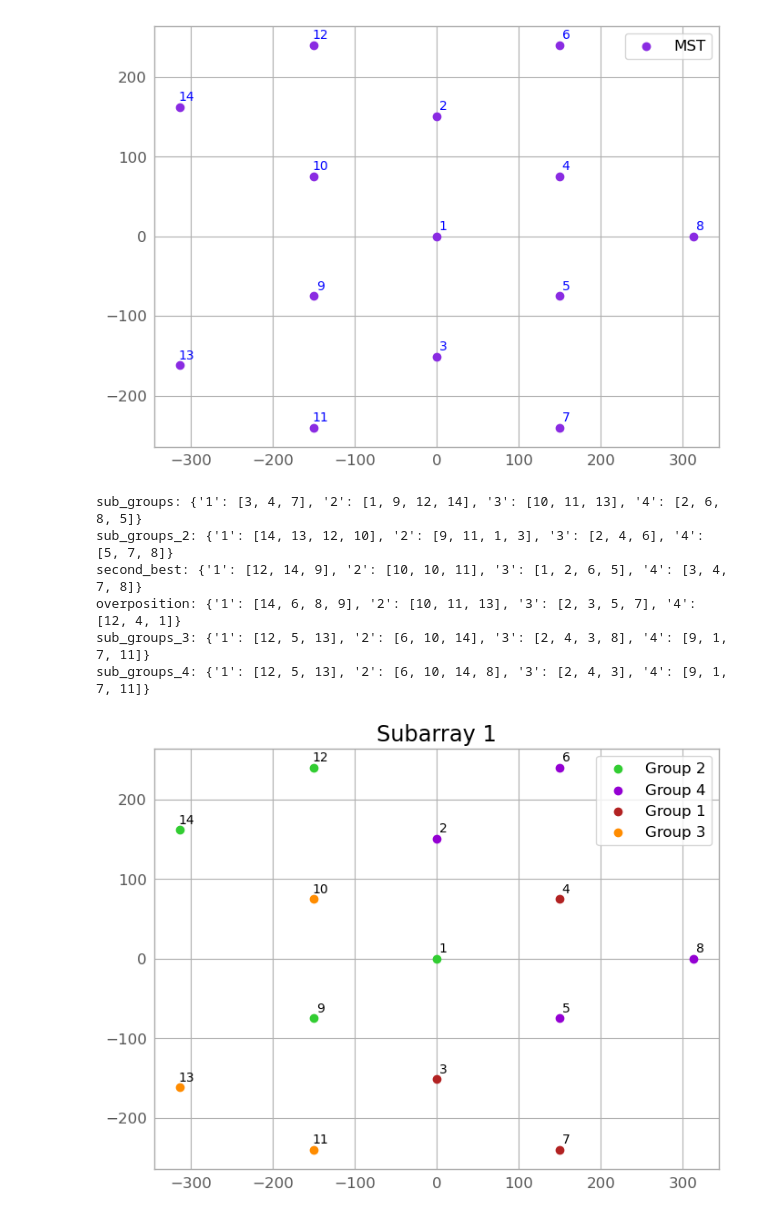
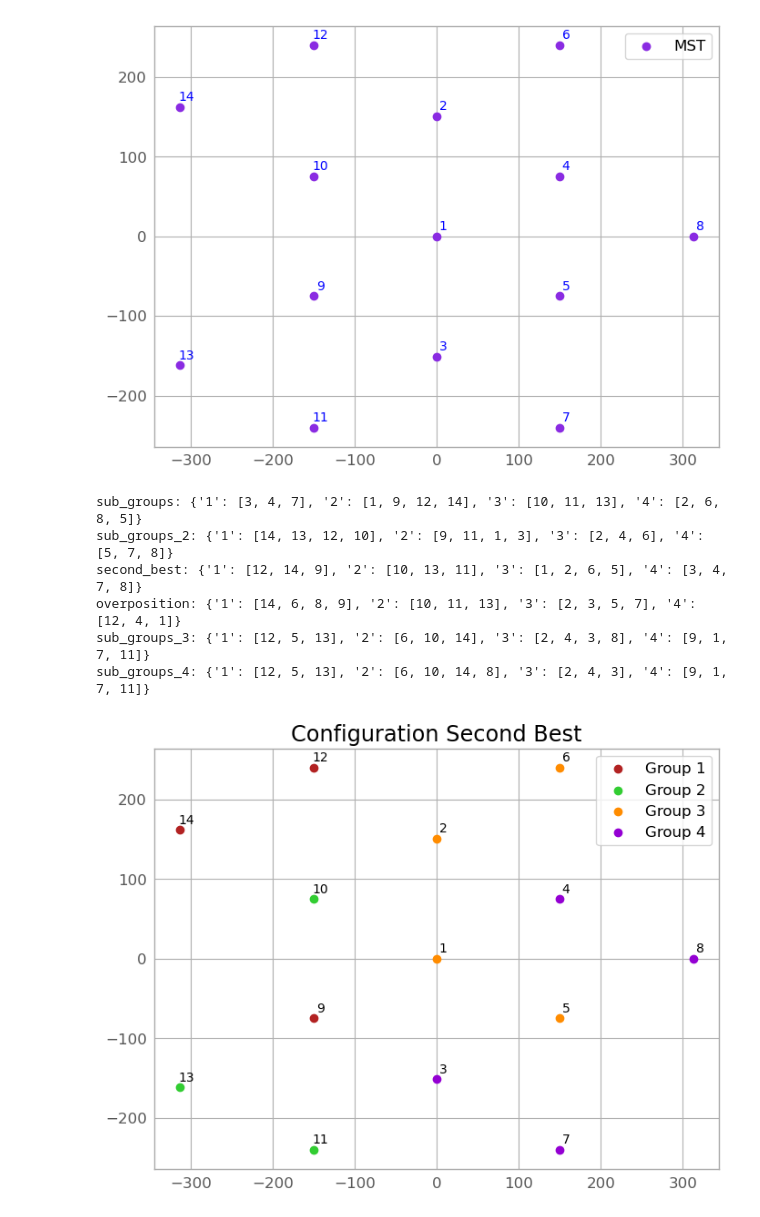
Before and after one commit to SamantaMorales/divtel, a Jupyter notebook: Untitled.ipynb, the cells around one changed output. Cells and saved outputs as stored; diff of their text form; code cells hidden in the pictures.

```diff
--- a/Untitled.ipynb
+++ b/Untitled.ipynb
@@ -118,7 +118,7 @@ sub_groups_2 = {'1':[18,17,16,14],
 
 
 second_best={'1':[16,18,13],
-            '2': [14,14,15],
+            '2': [14,17,15],
             '3': [5,6,10,9],
             '4': [7,8,11,12]}
 overposition = {'1':[18,10,12,13],
@@ -155,7 +155,7 @@ print("sub_groups_4:", sub_groups_4)
 # %% [output]
 sub_groups: {'1': [3, 4, 7], '2': [1, 9, 12, 14], '3': [10, 11, 13], '4': [2, 6, 8, 5]}
 sub_groups_2: {'1': [14, 13, 12, 10], '2': [9, 11, 1, 3], '3': [2, 4, 6], '4': [5, 7, 8]}
-second_best: {'1': [12, 14, 9], '2': [10, 10, 11], '3': [1, 2, 6, 5], '4': [3, 4, 7, 8]}
+second_best: {'1': [12, 14, 9], '2': [10, 13, 11], '3': [1, 2, 6, 5], '4': [3, 4, 7, 8]}
 overposition: {'1': [14, 6, 8, 9], '2': [10, 11, 13], '3': [2, 3, 5, 7], '4': [12, 4, 1]}
 sub_groups_3: {'1': [12, 5, 13], '2': [6, 10, 14], '3': [2, 4, 3, 8], '4': [9, 1, 7, 11]}
 sub_groups_4: {'1': [12, 5, 13], '2': [6, 10, 14, 8], '3': [2, 4, 3], '4': [9, 1, 7, 11]}
@@ -170,41 +170,43 @@ sub_group_colors = {
 
 # Create a dictionary mapping telescope IDs to their subgroup
 id_to_subgroup = {}
-for group, ids in sub_groups.items():
+for group, ids in second_best.items():
     for telescope_id in ids:
         id_to_subgroup[telescope_id] = group
 
 # Assign a color to each telescope based on its subgroup
 colors = [
     sub_group_colors[id_to_subgroup.get(only_MST_array.table["id"][i], '4')]  # Default to subgroup '4' if not found
     for i in range(len(only_MST_array.table))
 ]
 
 # Scatter plot for all points
 for i in range(len(only_MST_array.table)):
     plt.scatter(
         only_MST_array.table['x'][i],
         only_MST_array.table['y'][i],
         c=colors[i],
         label=f"Group {id_to_subgroup[only_MST_array.table['id'][i]]}"
     )
     # Annotate each point with the telescope ID
     plt.annotate(
         str(only_MST_array.table["id"][i]),
         (only_MST_array.table['x'][i], only_MST_array.table['y'][i]),  # Point position
         textcoords="offset points",  # Text position relative to the point
         xytext=(5, 5),  # Offset in pixels (to avoid overlapping the point)
         ha='center', fontsize=10, color='black'
     )
 
 # Add a legend for the subgroups
 handles, labels = plt.gca().get_legend_handles_labels()
 by_label = dict(zip(labels, handles))  # Remove duplicate labels
+by_label=dict(sorted(by_label.items()))
 plt.legend(by_label.values(), by_label.keys())
-plt.title("Subarray 1")
+plt.legend(by_label.values(), by_label.keys())
+plt.title("Configuration Second Best")
 plt.show()
 # %% [output]
-[figure, old version]
+[figure, new version]
 # %%
 # Define colors for each subgroup
 sub_group_colors = {
```
Also changed, not shown: parts of 5 cells of this notebook, 15 other files.
